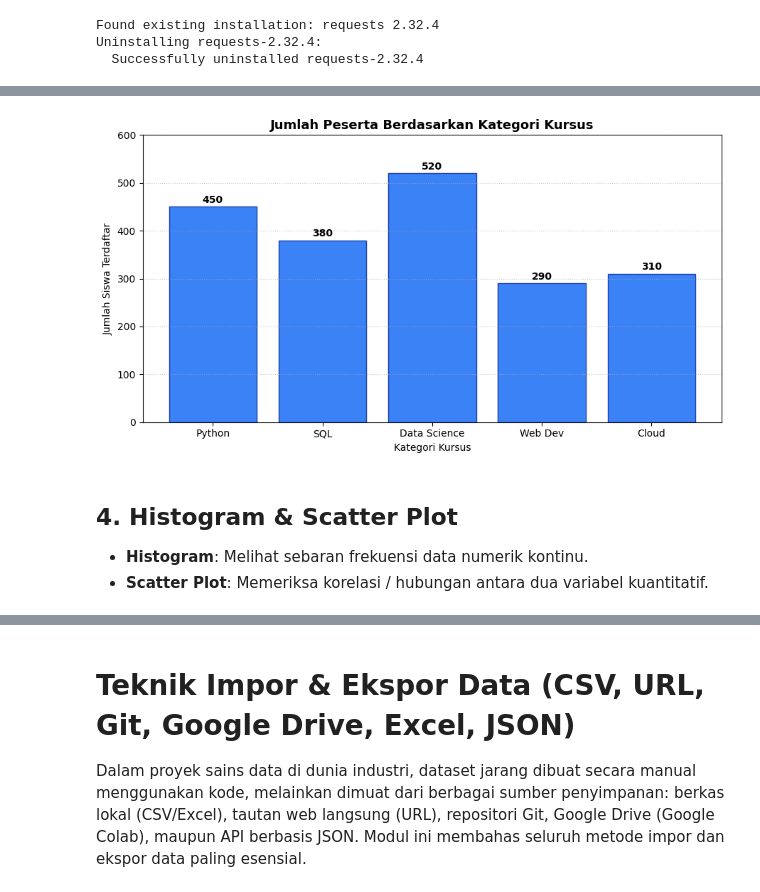
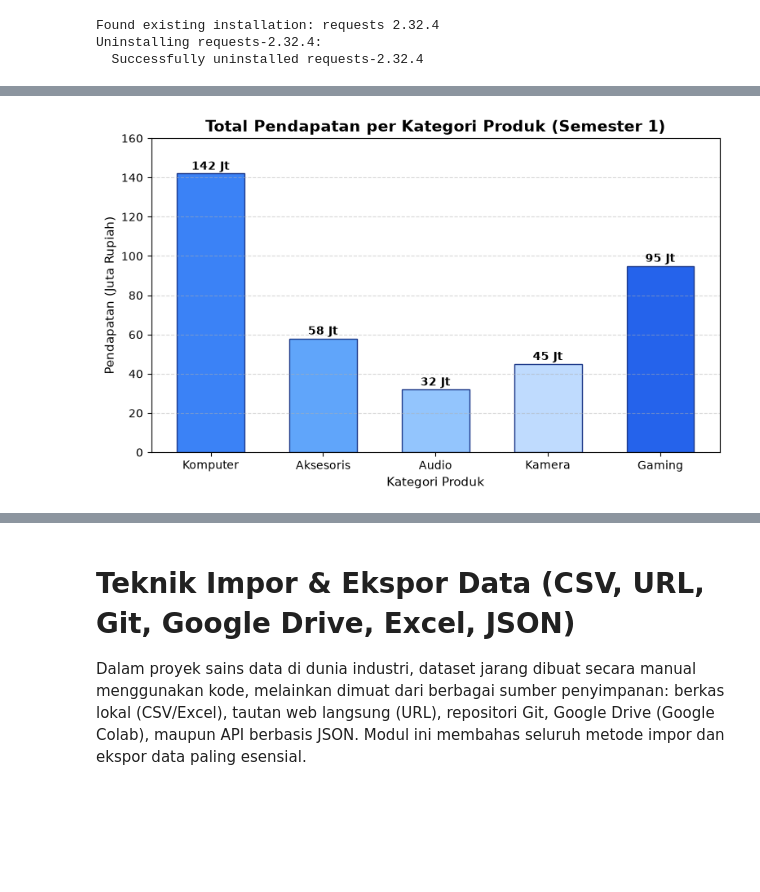
Before and after one commit to putuwahyu29/awd-course, a Jupyter notebook: public/notebooks/python-data-science/bab-2-package-data-science-lengkap.ipynb, the cells around one changed output, grey strips where cells are left out. Drawn from its saved outputs; the diff is of its cells as text; code cells hidden in the pictures; blank space fills up the shorter version.

```diff
--- a/public/notebooks/python-data-science/bab-2-package-data-science-lengkap.ipynb
+++ b/public/notebooks/python-data-science/bab-2-package-data-science-lengkap.ipynb
@@ -208,8 +437,0 @@ Salah satu keunggulan terbesar NumPy adalah operasi aritmatika dieksekusi secara
-# %%
-a = np.array([1, 2, 3, 4])
-b = np.array([10, 20, 30, 40])
-
-print("Penjumlahan (a + b) =", a + b)
-print("Perkalian (a * 3)   =", a * 3)
-print("Kuadrat (a ** 2)    =", a ** 2)
-print("Sinus np.sin(a)     =", np.round(np.sin(a), 4))
@@ -375,25 +992,21 @@ Bar Plot digunakan untuk membandingkan besaran nilai diskrit antar kategori.
 # %%
-kategori_kursus = ['Python', 'SQL', 'Data Science', 'Web Dev', 'Cloud']
-jumlah_peserta = [450, 380, 520, 290, 310]
+kategori = ['Komputer', 'Aksesoris', 'Audio', 'Kamera', 'Gaming']
+total_omset = [142, 58, 32, 45, 95]  # Dalam juta rupiah
+warna_batang = ['#3b82f6', '#60a5fa', '#93c5fd', '#bfdbfe', '#2563eb']
 
 plt.figure(figsize=(9, 5))
-bars = plt.bar(kategori_kursus, jumlah_peserta, color='#3b82f6', edgecolor='#1e40af')
+batang = plt.bar(kategori, total_omset, color=warna_batang, edgecolor='#1e3a8a', width=0.6)
 
 # Menambahkan label angka di atas setiap batang
-for bar in bars:
-    yval = bar.get_height()
-    plt.text(bar.get_x() + bar.get_width()/2, yval + 8, f"{int(yval)}", ha='center', fontweight='bold')
+for b in batang:
+    tinggi = b.get_height()
+    plt.text(b.get_x() + b.get_width() / 2, tinggi + 2, f"{int(tinggi)} Jt", ha='center', fontsize=10, fontweight='bold')
 
-plt.title('Jumlah Peserta Berdasarkan Kategori Kursus', fontsize=13, fontweight='bold')
-plt.xlabel('Kategori Kursus')
-plt.ylabel('Jumlah Siswa Terdaftar')
-plt.ylim(0, 600)
-plt.grid(axis='y', linestyle=':', alpha=0.7)
-plt.tight_layout()
+plt.title('Total Pendapatan per Kategori Produk (Semester 1)', fontsize=14, fontweight='bold')
+plt.xlabel('Kategori Produk', fontsize=11)
+plt.ylabel('Pendapatan (Juta Rupiah)', fontsize=11)
+plt.ylim(0, 160)  # Menambah ruang atas agar label angka muat
+plt.grid(axis='y', linestyle='--', alpha=0.5)
 plt.show()
 # %% [output]
-[figure, old version]
+[figure, new version]
-# %% [markdown]
-## 4. Histogram & Scatter Plot
-- **Histogram**: Melihat sebaran frekuensi data numerik kontinu.
-- **Scatter Plot**: Memeriksa korelasi / hubungan antara dua variabel kuantitatif.
```
Also changed, not shown: parts of 128 cells of this notebook, 28 other files.
